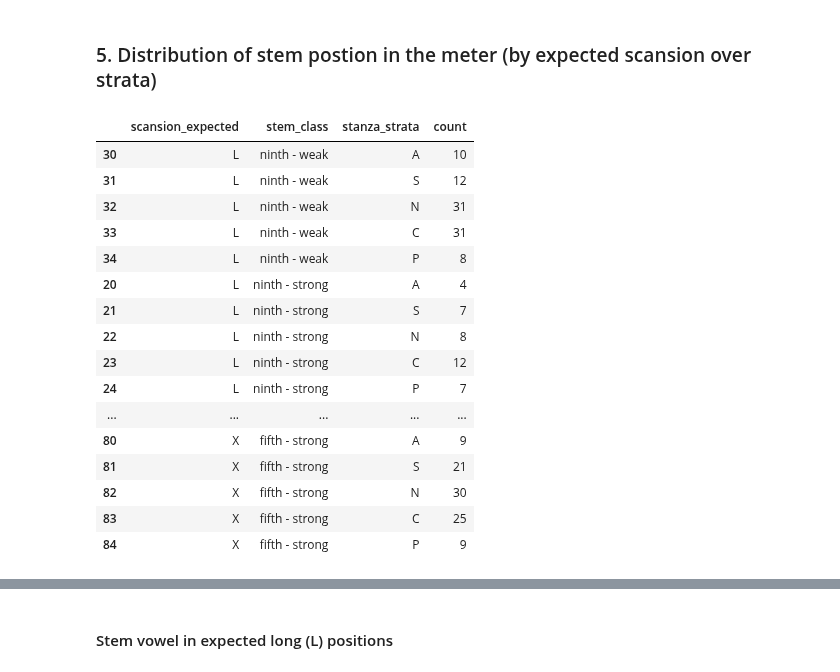
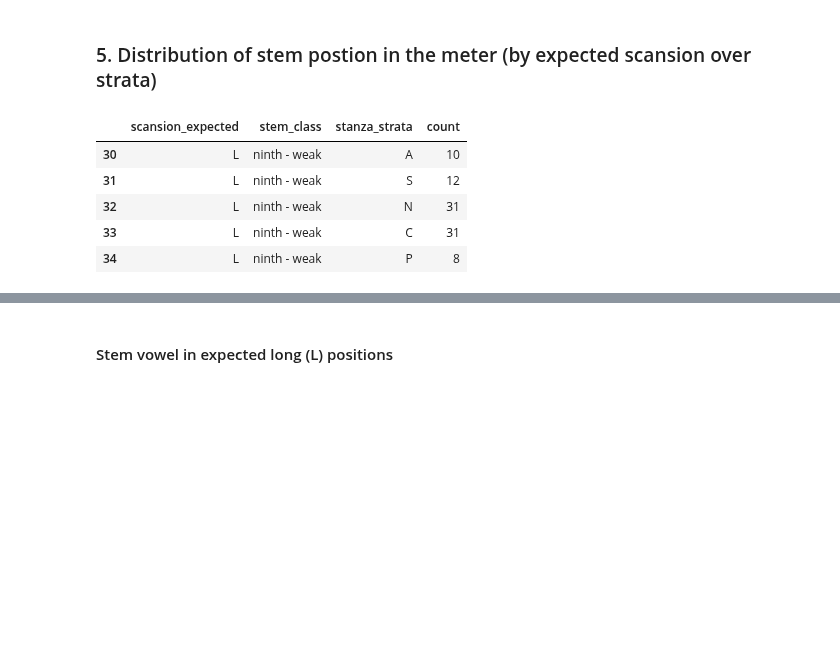
Before and after one commit to anupdhml/sanskrit_ninth_class_meter, a Jupyter notebook: 6_analysis.ipynb, the cells around one changed output, grey strips where cells are left out. Saved outputs shown, nothing was run; the diff lists cells and outputs as text; code cells hidden in the pictures; blank space fills up the shorter version.

```diff
--- a/6_analysis.ipynb
+++ b/6_analysis.ipynb
@@ -348,46 +348,34 @@ df_stem_strata_counts = df_rv_lines_with_meter_filtered[COLUMNS_BASE] \
             "present_class", "stem_type", "stanza_strata"
         ],
         ascending=[True, False, False, True]
     )
 
 # combine present_class and stem_type columns
 df_stem_strata_counts.insert(
     1, "stem_class",
     df_stem_strata_counts["present_class"] + " - " + df_stem_strata_counts["stem_type"]
 )
 df_stem_strata_counts.drop(columns=["present_class", "stem_type"], inplace=True)
 
 # rename long column for better plotting
 df_stem_strata_counts.rename(columns={"meter_stem_vowel_position_scansion_expected": "scansion_expected"}, inplace=True)
 
 
 # filter the dataset to relevant counts only
 df_stem_strata_counts = df_stem_strata_counts \
     .query("\
         stanza_strata in ['A', 'S', 'N', 'C', 'P'] \
         and stem_class != 'fifth - weak' \
-        and scansion_expected != 'S' \
     ")
 
-df_stem_strata_counts
+df_stem_strata_counts.head()
 # %% [output]
 |  | scansion_expected | stem_class | stanza_strata | count |
 | 30 | L | ninth - weak | A | 10 |
 | 31 | L | ninth - weak | S | 12 |
 | 32 | L | ninth - weak | N | 31 |
 | 33 | L | ninth - weak | C | 31 |
 | 34 | L | ninth - weak | P | 8 |
-| 20 | L | ninth - strong | A | 4 |
-| 21 | L | ninth - strong | S | 7 |
-| 22 | L | ninth - strong | N | 8 |
-| 23 | L | ninth - strong | C | 12 |
-| 24 | L | ninth - strong | P | 7 |
-| ... | ... | ... | ... | ... |
-| 80 | X | fifth - strong | A | 9 |
-| 81 | X | fifth - strong | S | 21 |
-| 82 | X | fifth - strong | N | 30 |
-| 83 | X | fifth - strong | C | 25 |
-| 84 | X | fifth - strong | P | 9 |
 # %%
 import seaborn as sns
 
```
Also changed, not shown: parts of 3 cells of this notebook.
